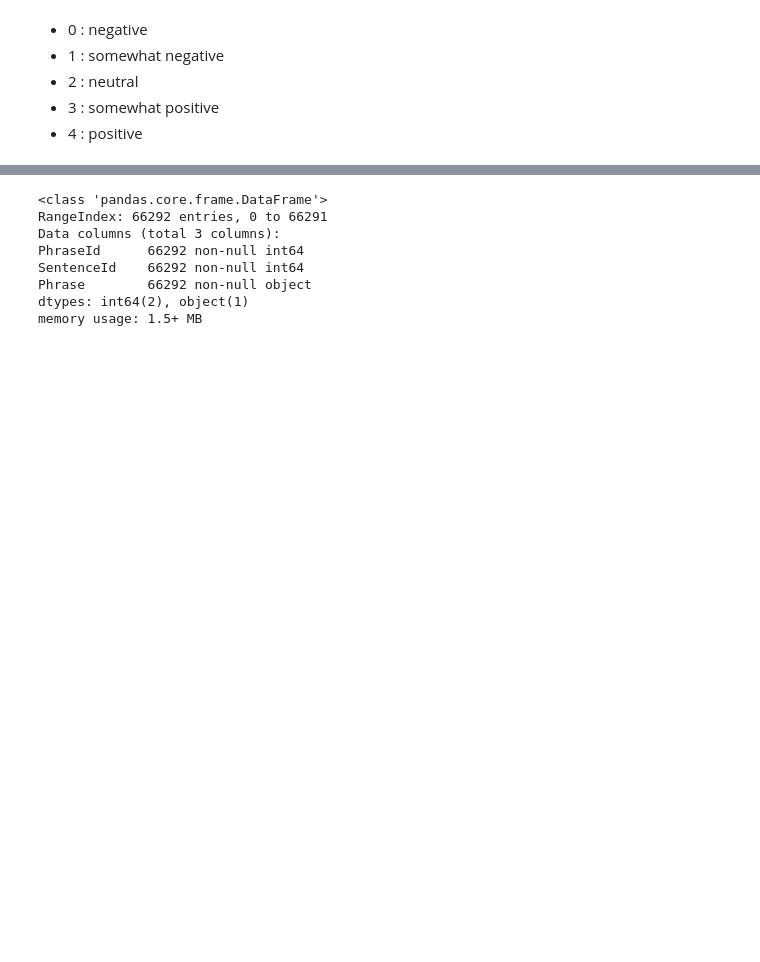
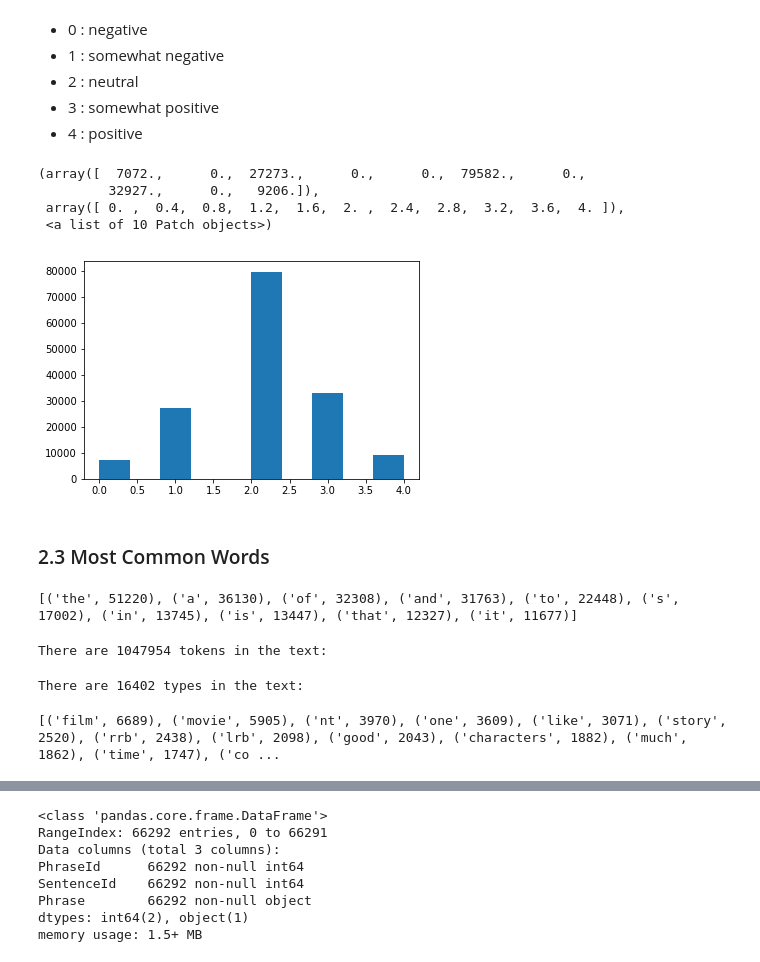
Before and after one commit to Bin-Icarus/Springboard_capstone_project2, a Jupyter notebook: SB_Capstone_Project2/Capstone_Project2.ipynb, the cells around one changed output, grey strips where cells are left out. Drawn from its saved outputs; the diff is of its cells as text; code cells hidden in the pictures; blank space fills up the shorter version.

```diff
--- a/SB_Capstone_Project2/Capstone_Project2.ipynb
+++ b/SB_Capstone_Project2/Capstone_Project2.ipynb
@@ -70,3 +70,52 @@ print(Sentiment)
 - 2 : neutral
 - 3 : somewhat positive
 - 4 : positive
+# %%
+plt.hist(senti_known.Sentiment)
+# %% [output]
+(array([  7072.,      0.,  27273.,      0.,      0.,  79582.,      0.,
+         32927.,      0.,   9206.]),
+ array([ 0. ,  0.4,  0.8,  1.2,  1.6,  2. ,  2.4,  2.8,  3.2,  3.6,  4. ]),
+ <a list of 10 Patch objects>)
+[figure, added]
+# %% [markdown]
+### 2.3 Most Common Words
+# %%
+import string
+from collections import Counter
+from nltk.corpus import stopwords
+
+translator = str.maketrans('', '', string.punctuation)
+def get_tokens(text):
+    #remove the punctuation using the character deletion step of translate
+    text_lower=text.lower()
+    no_punctuation = text_lower.translate(translator)
+    tokens = nltk.word_tokenize(no_punctuation)
+    return tokens
+
+tokens=list()
+for text in senti_known.Phrase:
+    token = get_tokens(text)
+    tokens.extend(token)
+
+count = Counter(tokens)
+print(count.most_common(10))
+# %% [output]
+[('the', 51220), ('a', 36130), ('of', 32308), ('and', 31763), ('to', 22448), ('s', 17002), ('in', 13745), ('is', 13447), ('that', 12327), ('it', 11677)]
+# %%
+print('There are {} tokens in the text:'.format(len(tokens)))
+# %% [output]
+There are 1047954 tokens in the text:
+# %%
+token_set=set()
+for token in tokens:
+    token_set.add(token)
+print('There are {} types in the text:'.format(len(token_set)))
+# %% [output]
+There are 16402 types in the text:
+# %%
+filtered = [w for w in tokens if not w in stopwords.words('english')]
+count = Counter(filtered)
+print(count.most_common(100))
+# %% [output]
+[('film', 6689), ('movie', 5905), ('nt', 3970), ('one', 3609), ('like', 3071), ('story', 2520), ('rrb', 2438), ('lrb', 2098), ('good', 2043), ('characters', 1882), ('much', 1862), ('time', 1747), ('co ...
```
Also changed, not shown: parts of 8 cells of this notebook.
